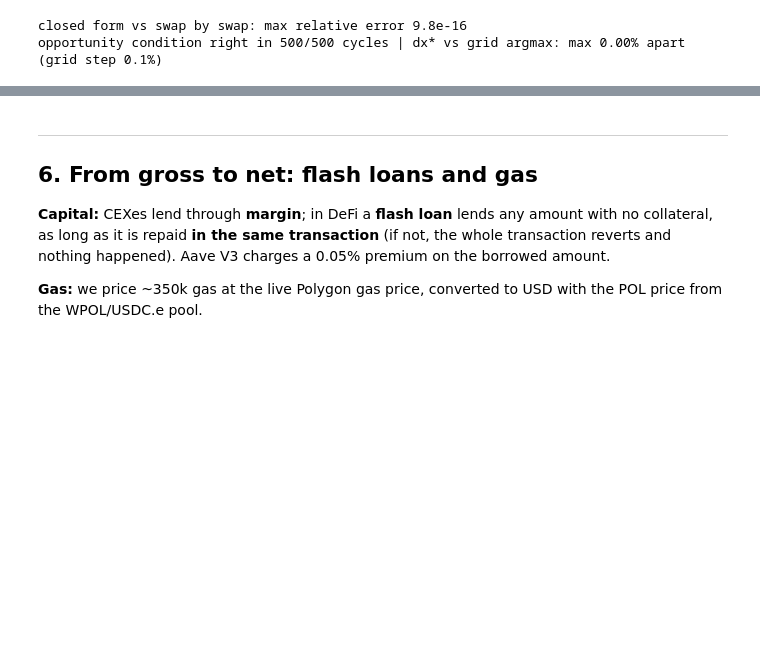
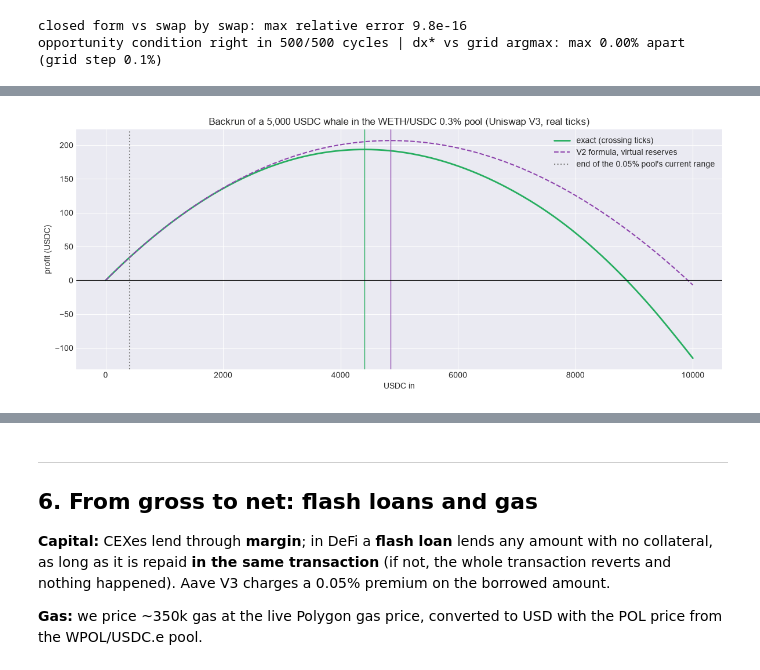
Before and after one commit to mselser95/QUANt, a Jupyter notebook: modulo-2/clase_3/clase_3.ipynb, the cells around one changed output, grey strips where cells are left out. Saved outputs shown, nothing was run; the diff lists cells and outputs as text; code cells hidden in the pictures; blank space fills up the shorter version.

```diff
--- a/modulo-2/clase_3/clase_3.ipynb
+++ b/modulo-2/clase_3/clase_3.ipynb
@@ -577,0 +662,15 @@ Best cycle: USDC.e -> WETH -> WPOL -> USDC.e on Sushi / Quick / Sushi: -66.3 bps
+# %%
+deep = v3_pools[500]
+x_virtual, y_virtual = univ3.virtual_reserves(deep)
+capacity = univ3.in_range_capacity(deep, True)
+
+rows = []
+for multiple in (0.1, 0.5, 0.99, 2, 5, 20):
+    amount = capacity * multiple
+    v2_formula = deep["gamma"] * amount * y_virtual / (x_virtual + deep["gamma"] * amount)
+    exact, _, crossed = univ3.swap(deep, amount, True)
+    rows.append({"USDC sold": amount / 1e6, "x capacity": multiple, "ticks crossed": crossed,
+                 "V2 formula (WETH)": v2_formula / 1e18, "exact (WETH)": exact / 1e18,
+                 "formula error": (v2_formula - exact) / exact})
+pd.DataFrame(rows).style.format({"USDC sold": "{:,.0f}", "x capacity": "{:g}", "V2 formula (WETH)": "{:.6f}",
+                                 "exact (WETH)": "{:.6f}", "formula error": "{:+.3%}"})
@@ -577,0 +736,34 @@ Best cycle: USDC.e -> WETH -> WPOL -> USDC.e on Sushi / Quick / Sushi: -66.3 bps
+# %%
+# Profit curve for the 5,000 USDC whale: exact (crossing ticks) vs the in-range V2 formula
+_, v3_expensive, _ = univ3.swap(v3_pools[3000], 5_000 * 10**6, True)
+cheap_x, cheap_y = univ3.virtual_reserves(v3_cheap)
+expensive_x, expensive_y = univ3.virtual_reserves(v3_expensive)
+
+
+def in_range_profit(usdc_in):
+    weth_bought = v3_cheap["gamma"] * usdc_in * cheap_y / (cheap_x + v3_cheap["gamma"] * usdc_in)
+    usdc_back = v3_expensive["gamma"] * weth_bought * expensive_x / (expensive_y + v3_expensive["gamma"] * weth_bought)
+    return usdc_back - usdc_in
+
+
+def exact_profit(usdc_in):
+    weth_bought, _, _ = univ3.swap(v3_cheap, usdc_in, True)
+    usdc_back, _, _ = univ3.swap(v3_expensive, weth_bought, False)
+    return usdc_back - usdc_in
+
+
+sizes = np.linspace(1, 10_000 * 10**6, 200)
+fig, ax = plt.subplots()
+ax.plot(sizes / 1e6, [exact_profit(s) / 1e6 for s in sizes], color="#27ae60", linewidth=2, label="exact (crossing ticks)")
+ax.plot(sizes / 1e6, [in_range_profit(s) / 1e6 for s in sizes], color="#8e44ad", linestyle="--", label="V2 formula, virtual reserves")
+ax.axvline(univ3.in_range_capacity(v3_cheap, True) / 1e6, color="gray", linestyle=":", label="end of the 0.05% pool's current range")
+ax.axvline(backrun.loc[5_000, "exact dx* (USDC)"], color="#27ae60", linewidth=1)
+ax.axvline(backrun.loc[5_000, "closed-form dx* (USDC)"], color="#8e44ad", linewidth=1)
+ax.axhline(0, color="black", linewidth=0.8)
+ax.set_xlabel("USDC in"); ax.set_ylabel("profit (USDC)")
+ax.set_title("Backrun of a 5,000 USDC whale in the WETH/USDC 0.3% pool (Uniswap V3, real ticks)")
+ax.legend()
+plt.tight_layout()
+plt.show()
+# %% [output]
+[figure, added]
```
Also changed, not shown: parts of 19 cells of this notebook, 15 other files.
